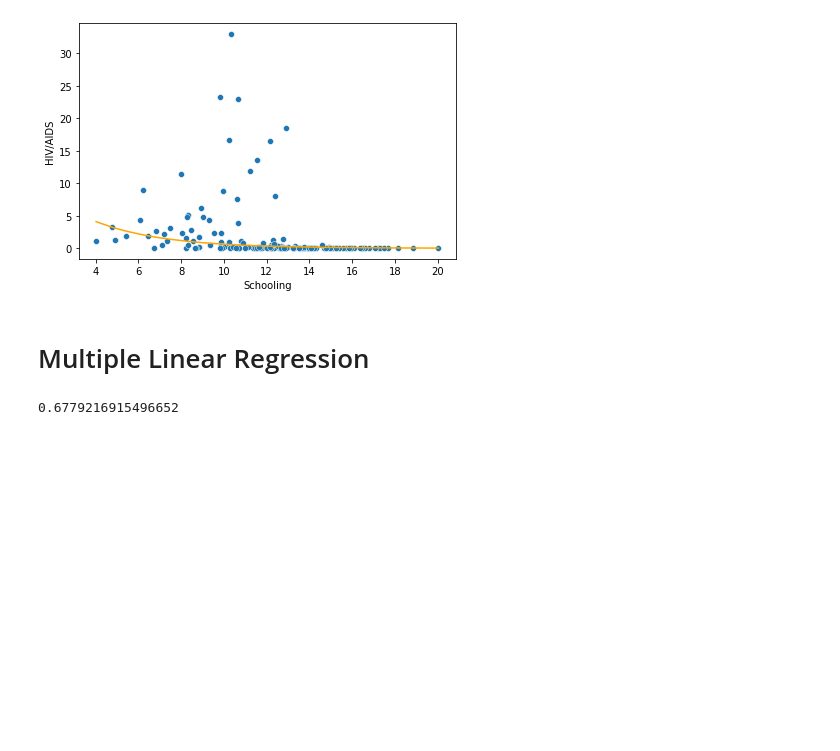
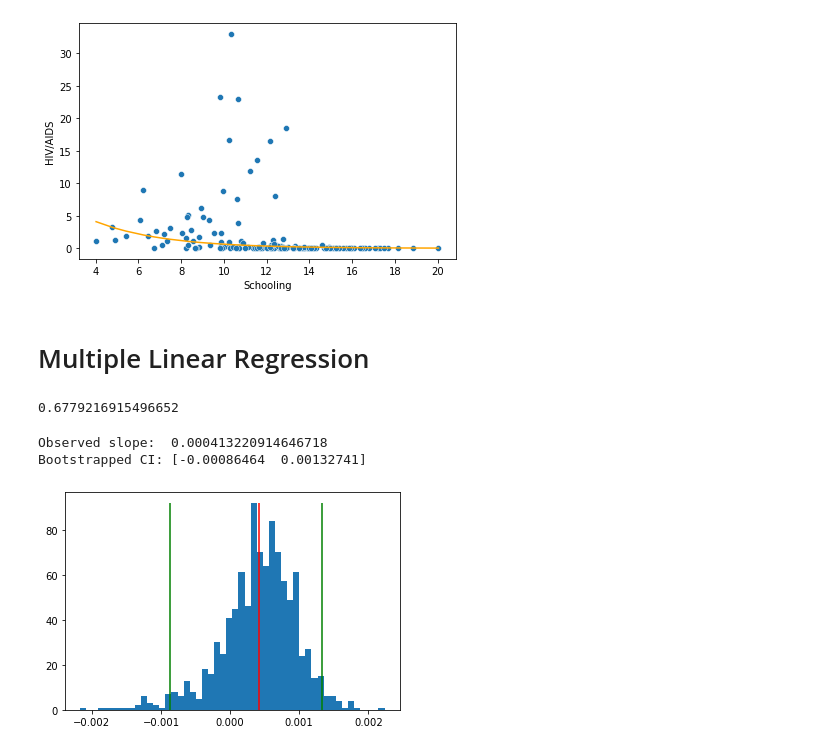
Before and after one commit to Neha-vijay/Info-2950, a Jupyter notebook: 2950 Phase IV Updated.ipynb, the cells around one changed output. Saved outputs shown, nothing was run; the diff lists cells and outputs as text; code cells hidden in the pictures; blank space fills up the shorter version.

```diff
--- a/2950 Phase IV Updated.ipynb
+++ b/2950 Phase IV Updated.ipynb
@@ -13,6 +43,5 @@ df = pd.read_csv('WHOcleaner.csv')
 # %%
 #transform output variable
-df = df.loc[df['hiv/aids']>0.1]
 y='hiv/aids'
 x= 'schooling'
 log_y = np.log(df[y])
@@ -48,3 +77,26 @@ multireg= LinearRegression().fit(df[["percentage_expenditure", "income_compositi
 multireg.score(df[["percentage_expenditure", "income_composition_of_resources", "gdp"]], df["life_expectancy"])
 # %% [output]
 0.6779216915496652
+# %%
+real_slope = multireg.coef_[0]
+n_bootstrap = 1000
+bootstrap_slopes = np.zeros(n_bootstrap)
+
+for i in range(n_bootstrap):
+    resampled_data = df.sample(n=len(df), replace=True)
+    resampled_model = LinearRegression().fit(resampled_data[["percentage_expenditure", "income_composition_of_resources", "gdp"]], resampled_data["life_expectancy"])
+
+    bootstrap_slopes[i] = resampled_model.coef_[0]
+
+print(f'Observed slope:  {real_slope}')
+print(f'Bootstrapped CI: {np.quantile(bootstrap_slopes, q=[0.025, 0.975])}')
+
+binsizes, _, _ = plt.hist(bootstrap_slopes, bins=50)
+plt.vlines(real_slope, ymin=0, ymax=np.max(binsizes), color='red')
+plt.vlines(np.quantile(bootstrap_slopes, q=[0.025])[0], ymin=0, ymax=np.max(binsizes), color='green')
+plt.vlines(np.quantile(bootstrap_slopes, q=[0.975])[0], ymin=0, ymax=np.max(binsizes), color='green')
+plt.show()
+# %% [output]
+Observed slope:  0.000413220914646718
+Bootstrapped CI: [-0.00086464  0.00132741]
+[figure, added]
```
Also changed, not shown: parts of 1 cell of this notebook.
